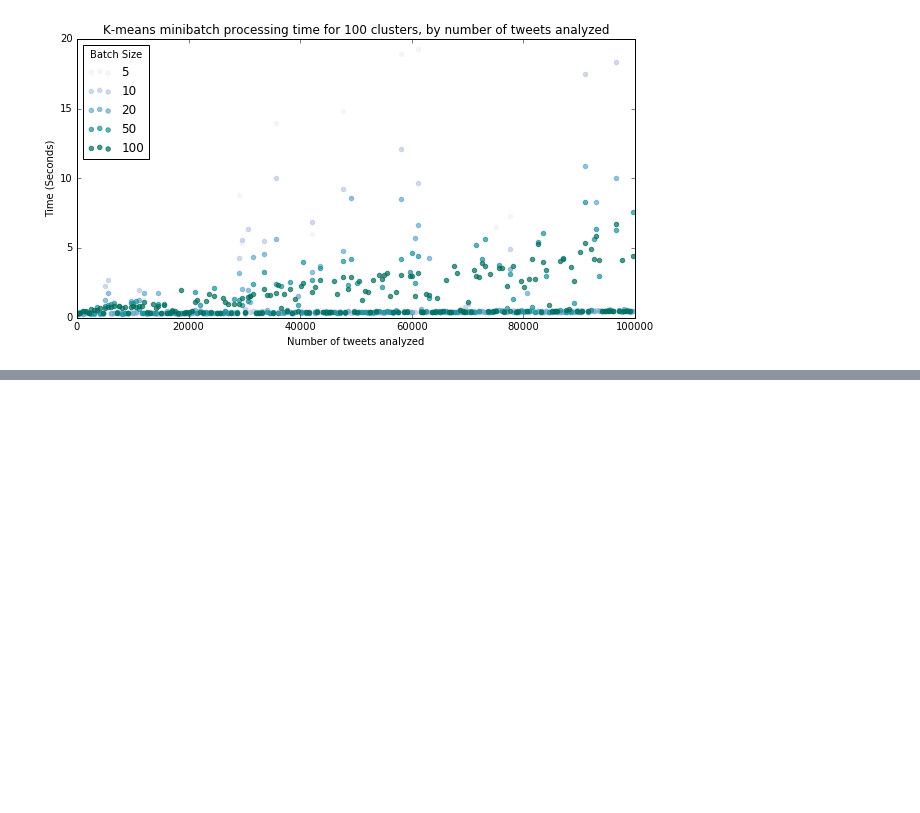
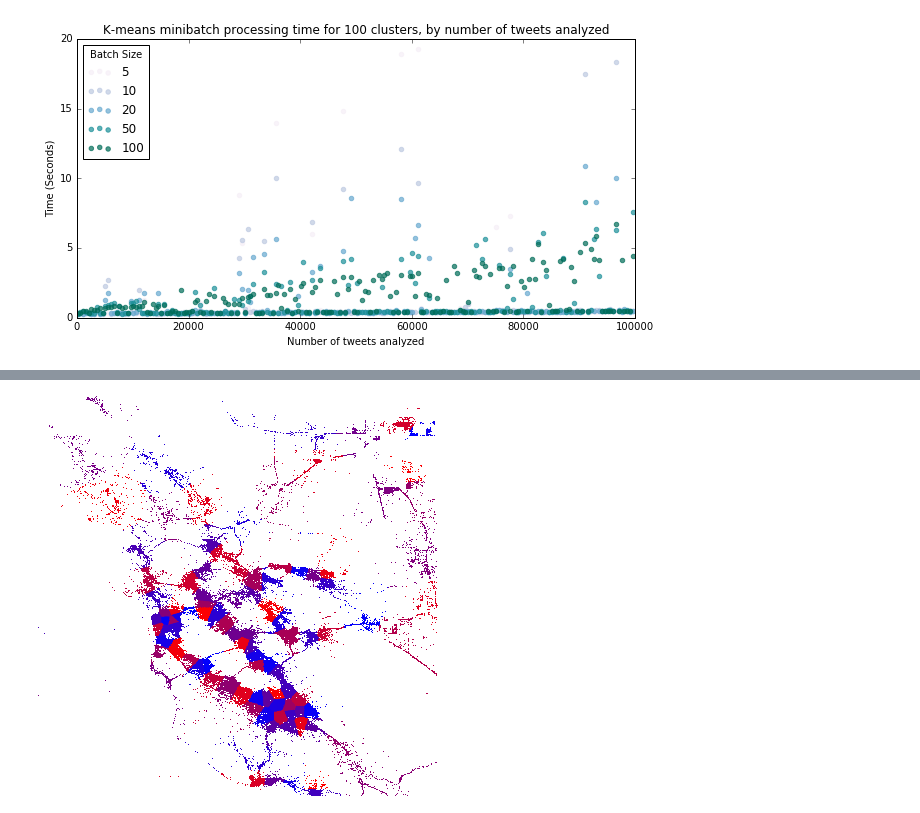
Before and after one commit to pksohn/tweet-clustering, a Jupyter notebook: notebooks/Results.ipynb, the cells around one changed output, grey strips where cells are left out. Saved outputs shown, nothing was run; the diff lists cells and outputs as text; code cells hidden in the pictures; blank space fills up the shorter version.

```diff
--- a/notebooks/Results.ipynb
+++ b/notebooks/Results.ipynb
@@ -187,0 +227,24 @@ plt.show()
+# %%
+tweets.set_index('id', inplace=True)
+# %%
+t0 = time.time()
+
+mb = MiniBatchKMeans(n_clusters=100, init='k-means++', n_init=10, batch_size=1000)
+data = tweets.as_matrix(columns=['lat', 'lng'])
+mb.fit(data)
+# Add fitted label back into DataFrame
+tweets['mb_cluster'] = mb.labels_
+
+meters = 100
+eps = meters / 100000
+
+for i in tweets.mb_cluster.unique():
+    subset = tweets.loc[tweets.mb_cluster == i]
+    db = DBSCAN(eps=eps, min_samples=100)
+    data = subset.as_matrix(columns=['lat', 'lng'])
+    db.fit(data)
+    subset['db_cluster'] = db.labels_
+    tweets.loc[tweets.mb_cluster == i, 'db_cluster'] = subset['db_cluster']
+
+t1 = time.time() - t0
+print t1
@@ -187,0 +279,9 @@ plt.show()
+# %%
+tweets['cluster'] = tweets.mb_cluster + (tweets.db_cluster.replace(-1.0, np.nan) / 100)
+# %%
+# Visualize points with datashader
+cvs = ds.Canvas(plot_width=400, plot_height=400)
+agg = cvs.points(tweets, 'lng', 'lat', ds.mean('mb_cluster'))
+tf.interpolate(agg, cmap=['red', 'blue'])
+# %% [output]
+[figure, added]
```
Also changed, not shown: parts of 13 cells of this notebook, 1 other file.
